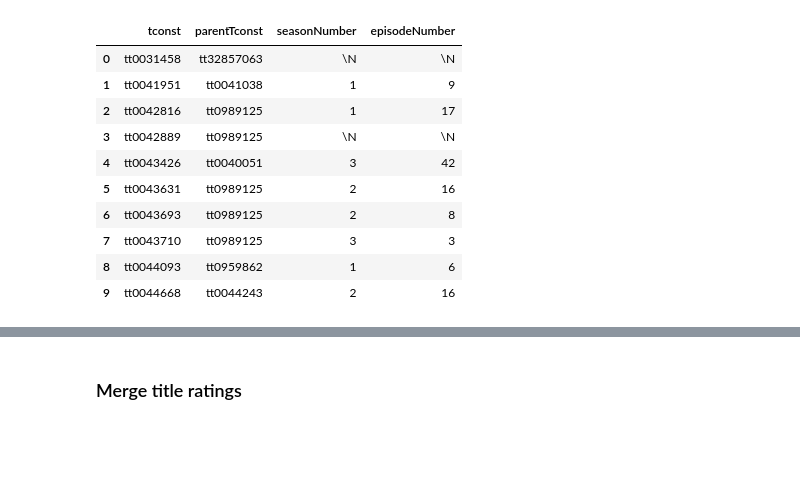
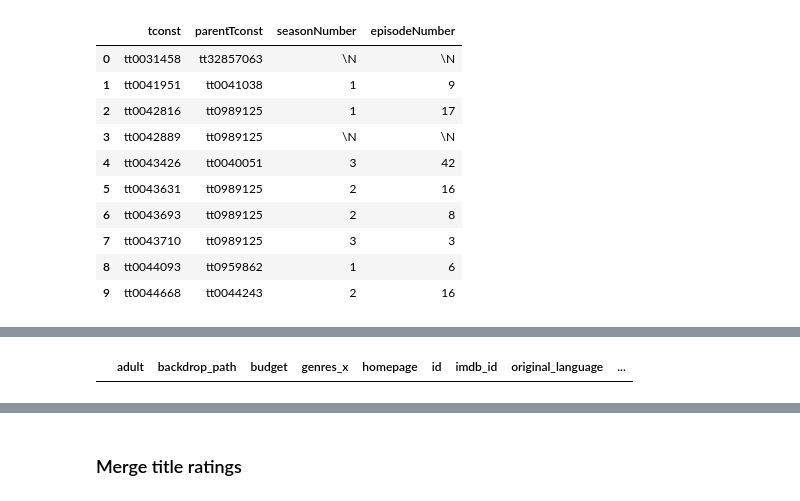
Before and after one commit to Luluscript/Projet_2, a Jupyter notebook: Merge_df/Test-merge.ipynb, the cells around one changed output, grey strips where cells are left out. Drawn from its saved outputs; the diff is of its cells as text; code cells hidden in the pictures; blank space fills up the shorter version.

```diff
--- a/Merge_df/Test-merge.ipynb
+++ b/Merge_df/Test-merge.ipynb
@@ -157,6 +180,6 @@ df6.head(10)
 df_merge = pd.merge(df_merge,
                 df6,
                 how="inner",
-                left_on='imdb_id',
+                left_on='tconst',
                 right_on='tconst',
                 sort = True)
@@ -164,0 +186,5 @@ df_merge.head(5)
+# %%
+pd.set_option('display.max_rows', None)
+df_merge.head(5)
+# %% [output]
+|  | adult | backdrop_path | budget | genres_x | homepage | id | imdb_id | original_language | ... |
```
Also changed, not shown: parts of 9 cells of this notebook, 2 other files.
